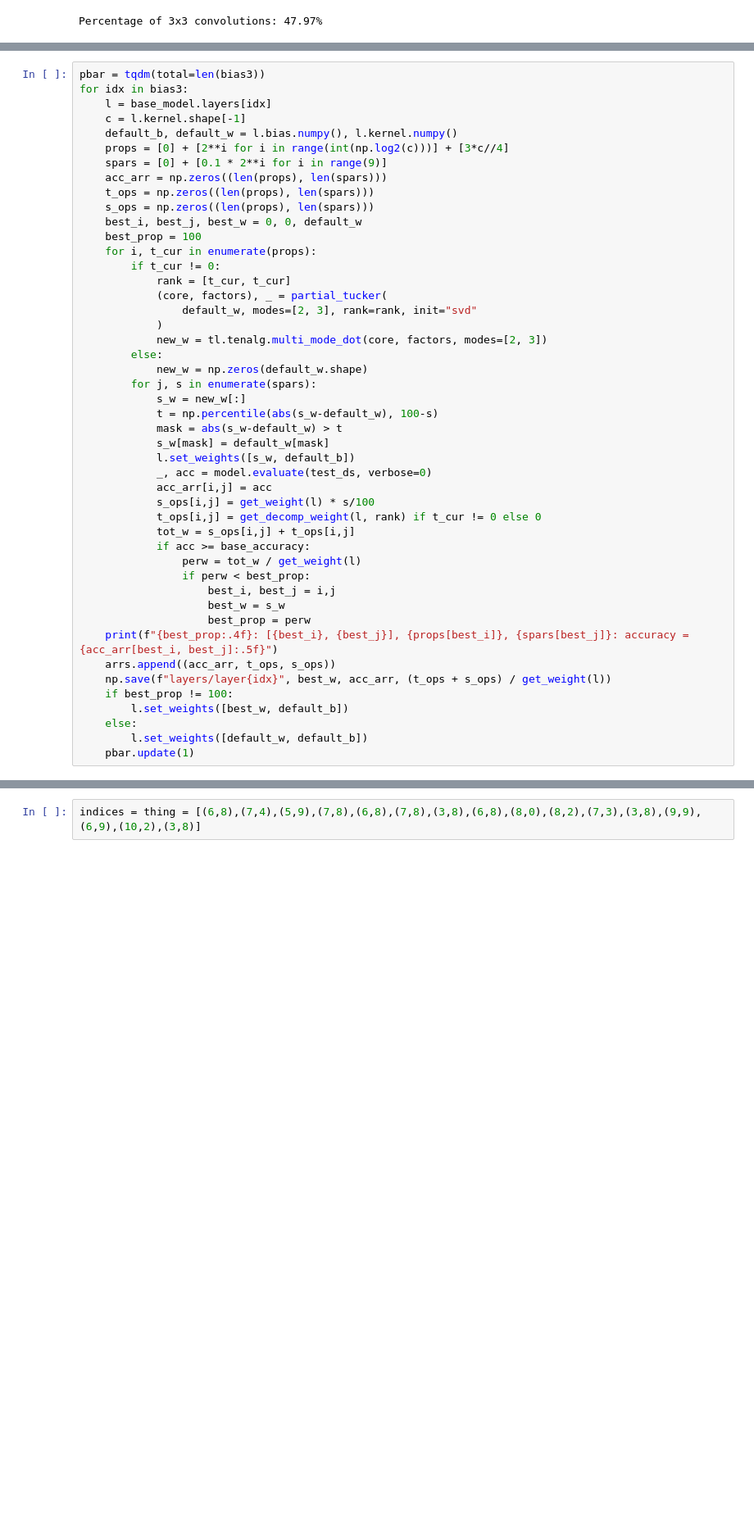
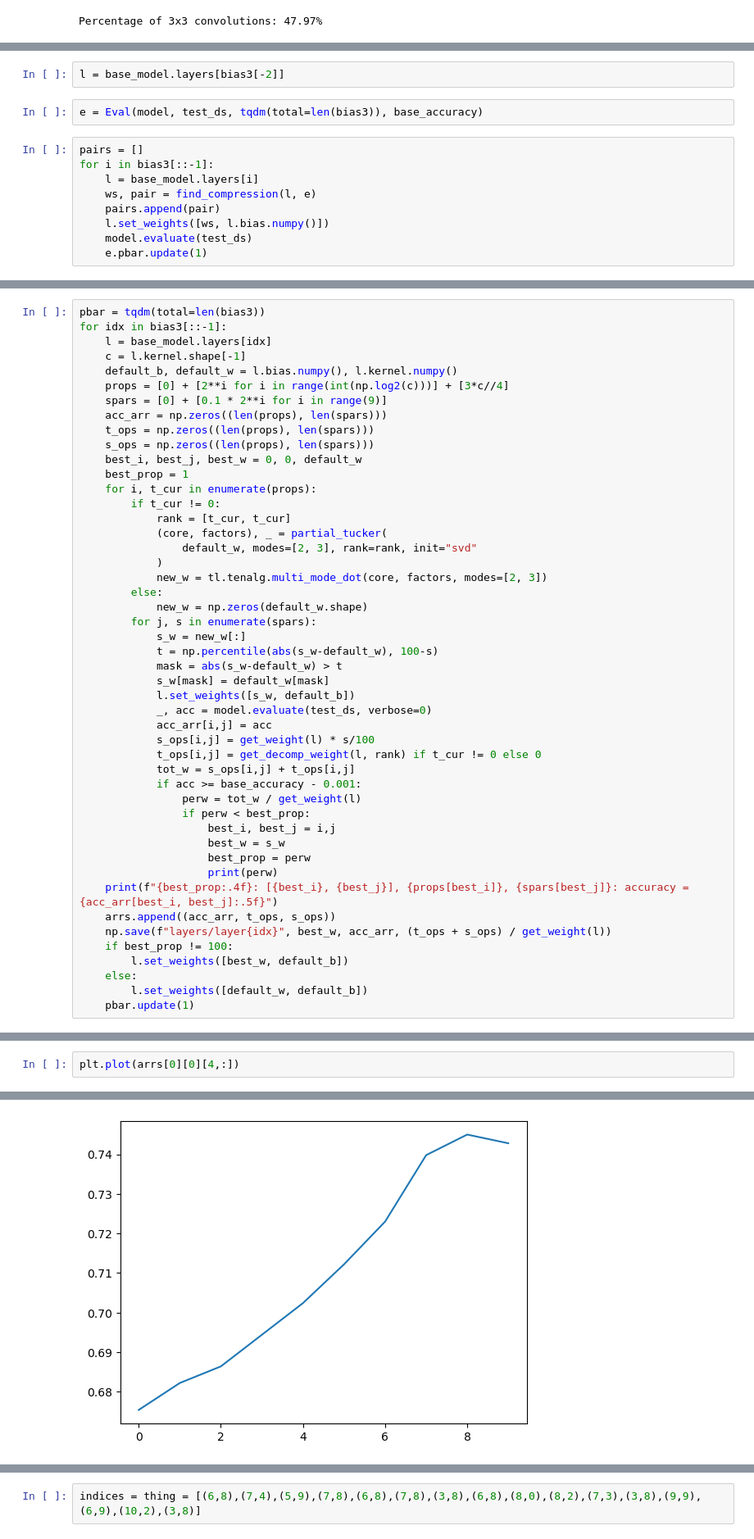
Before and after one commit to michaelpoluektov/tf-hybrid-pruning, a Jupyter notebook: cifar/Test.ipynb, the cells around one changed output, grey strips where cells are left out. Shown at 82% size. Saved outputs shown, nothing was run; the diff lists cells and outputs as text; blank space fills up the shorter version.

```diff
--- a/cifar/Test.ipynb
+++ b/cifar/Test.ipynb
@@ -97,0 +148,13 @@ arrs = []
+# %%
+l = base_model.layers[bias3[-2]]
+# %%
+e = Eval(model, test_ds, tqdm(total=len(bias3)), base_accuracy)
+# %%
+pairs = []
+for i in bias3[::-1]:
+    l = base_model.layers[i]
+    ws, pair = find_compression(l, e)
+    pairs.append(pair)
+    l.set_weights([ws, l.bias.numpy()])
+    model.evaluate(test_ds)
+    e.pbar.update(1)
@@ -98,6 +198,6 @@ arrs = []
 # %%
 pbar = tqdm(total=len(bias3))
-for idx in bias3:
+for idx in bias3[::-1]:
     l = base_model.layers[idx]
     c = l.kernel.shape[-1]
     default_b, default_w = l.bias.numpy(), l.kernel.numpy()
@@ -107,7 +207,7 @@ for idx in bias3:
     t_ops = np.zeros((len(props), len(spars)))
     s_ops = np.zeros((len(props), len(spars)))
     best_i, best_j, best_w = 0, 0, default_w
-    best_prop = 100
+    best_prop = 1
     for i, t_cur in enumerate(props):
         if t_cur != 0:
             rank = [t_cur, t_cur]
@@ -128,12 +228,13 @@ for idx in bias3:
             s_ops[i,j] = get_weight(l) * s/100
             t_ops[i,j] = get_decomp_weight(l, rank) if t_cur != 0 else 0
             tot_w = s_ops[i,j] + t_ops[i,j]
-            if acc >= base_accuracy:
+            if acc >= base_accuracy - 0.001:
                 perw = tot_w / get_weight(l)
                 if perw < best_prop:
                     best_i, best_j = i,j
                     best_w = s_w
                     best_prop = perw
+                    print(perw)
     print(f"{best_prop:.4f}: [{best_i}, {best_j}], {props[best_i]}, {spars[best_j]}: accuracy = {acc_arr[best_i, best_j]:.5f}")
     arrs.append((acc_arr, t_ops, s_ops))
     np.save(f"layers/layer{idx}", best_w, acc_arr, (t_ops + s_ops) / get_weight(l))
@@ -144,0 +249,3 @@ for idx in bias3:
+# %%
+plt.plot(arrs[0][0][4,:])
+# %% [output]
@@ -144,0 +253 @@ for idx in bias3:
+[figure, added]
```
Also changed, not shown: parts of 13 cells of this notebook, 1 other file.
